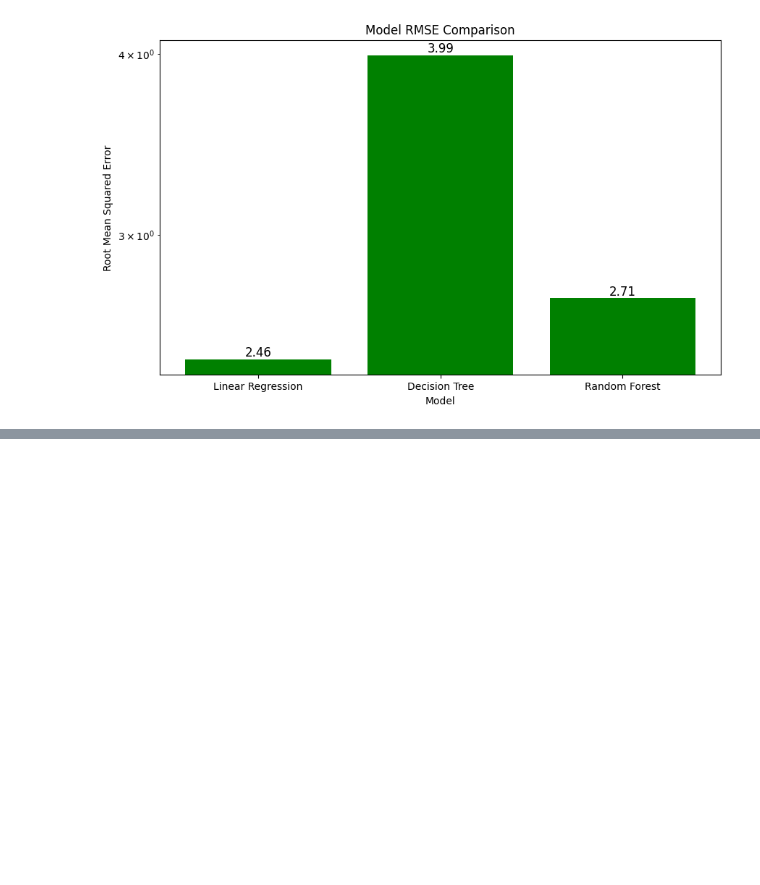
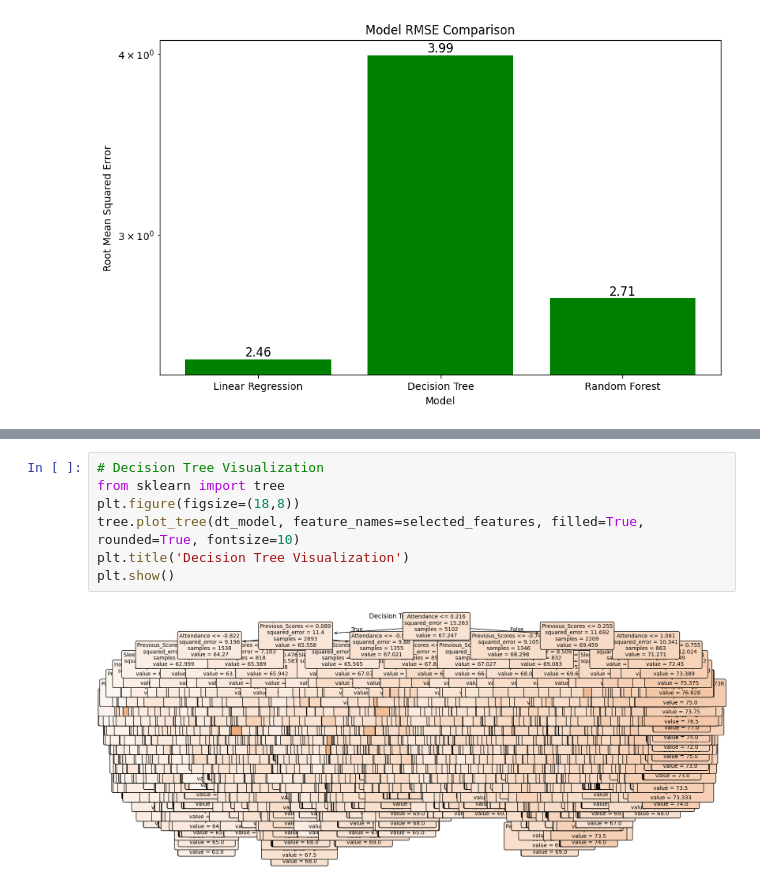
Before and after one commit to IrutingaboRaissa/scorepredictor, a Jupyter notebook: linear_regression/EngageMetrics.ipynb, the cells around one changed output, grey strips where cells are left out. Cells and saved outputs as stored; diff of their text form; blank space fills up the shorter version.

```diff
--- a/linear_regression/EngageMetrics.ipynb
+++ b/linear_regression/EngageMetrics.ipynb
@@ -654,0 +662,9 @@ plt.show()
+# %%
+# Decision Tree Visualization
+from sklearn import tree
+plt.figure(figsize=(18,8))
+tree.plot_tree(dt_model, feature_names=selected_features, filled=True, rounded=True, fontsize=10)
+plt.title('Decision Tree Visualization')
+plt.show()
+# %% [output]
+[figure, added]
```
Also changed, not shown: parts of 9 cells of this notebook, 2 other files.
